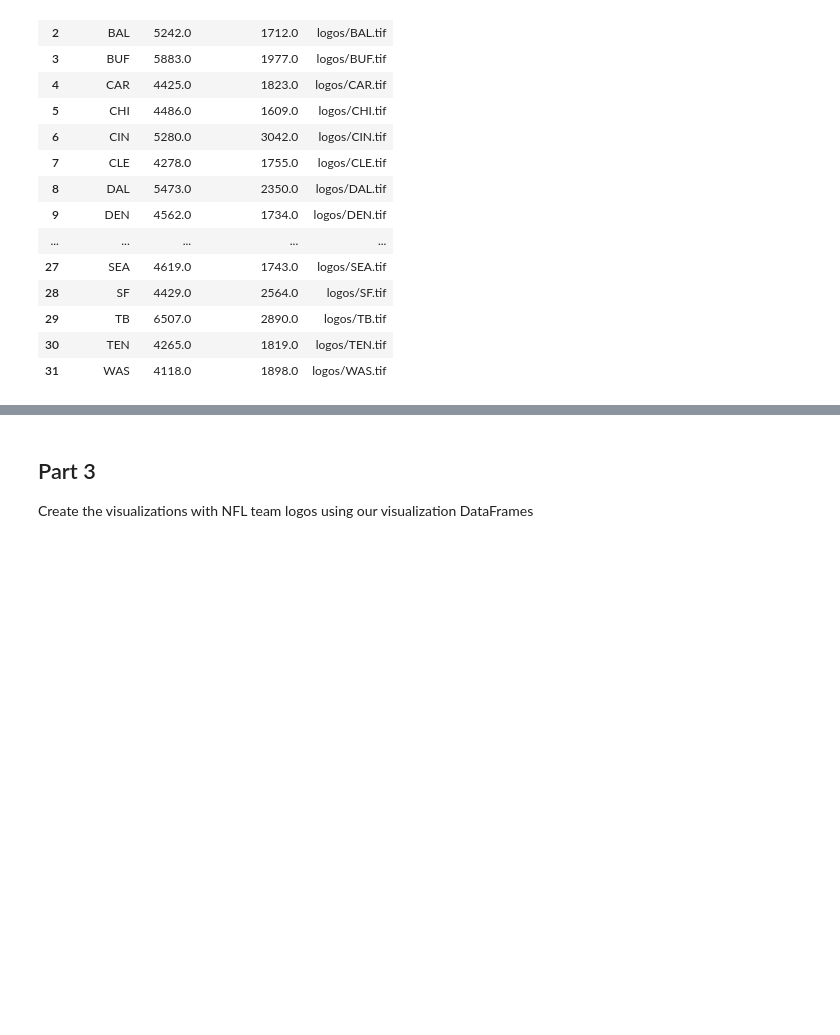
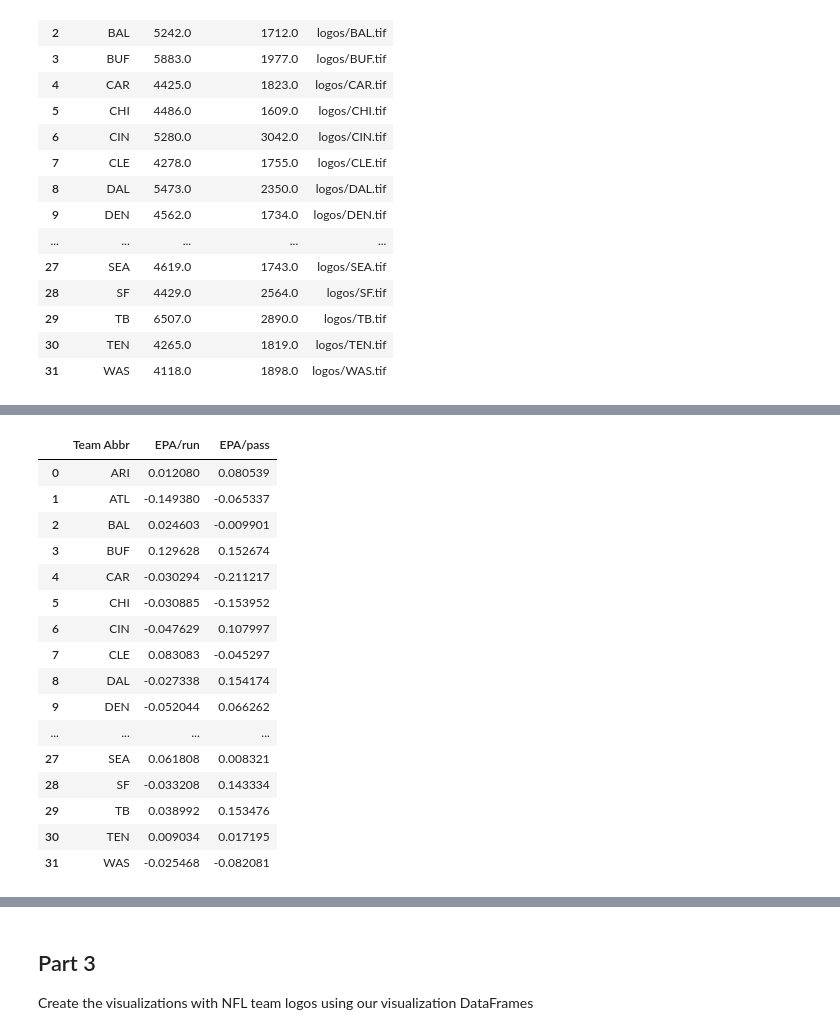
Before and after one commit to tbryan2/NFL-Python-Team-Logo-Viz, a Jupyter notebook: Team-Logo-Visualizations.ipynb, the cells around one changed output, grey strips where cells are left out. Saved outputs shown, nothing was run; the diff lists cells and outputs as text; code cells hidden in the pictures; blank space fills up the shorter version.

```diff
--- a/Team-Logo-Visualizations.ipynb
+++ b/Team-Logo-Visualizations.ipynb
@@ -143,0 +189,26 @@ vis_df1
+# %%
+# Join the run and pass DataFrames
+epa_run_pass_df = pd.merge(epa_run_df, epa_pass_df, on='Team Abbr')
+
+# Drop unnecessary columns
+epa_run_pass_df = epa_run_pass_df[['Team Abbr', 'EPA/run', 'EPA/pass']]
+
+epa_run_pass_df
+# %% [output]
+|  | Team Abbr | EPA/run | EPA/pass |
+| 0 | ARI | 0.012080 | 0.080539 |
+| 1 | ATL | -0.149380 | -0.065337 |
+| 2 | BAL | 0.024603 | -0.009901 |
+| 3 | BUF | 0.129628 | 0.152674 |
+| 4 | CAR | -0.030294 | -0.211217 |
+| 5 | CHI | -0.030885 | -0.153952 |
+| 6 | CIN | -0.047629 | 0.107997 |
+| 7 | CLE | 0.083083 | -0.045297 |
+| 8 | DAL | -0.027338 | 0.154174 |
+| 9 | DEN | -0.052044 | 0.066262 |
+| ... | ... | ... | ... |
+| 27 | SEA | 0.061808 | 0.008321 |
+| 28 | SF | -0.033208 | 0.143334 |
+| 29 | TB | 0.038992 | 0.153476 |
+| 30 | TEN | 0.009034 | 0.017195 |
+| 31 | WAS | -0.025468 | -0.082081 |
```
Also changed, not shown: parts of 9 cells of this notebook, 37 other files.
